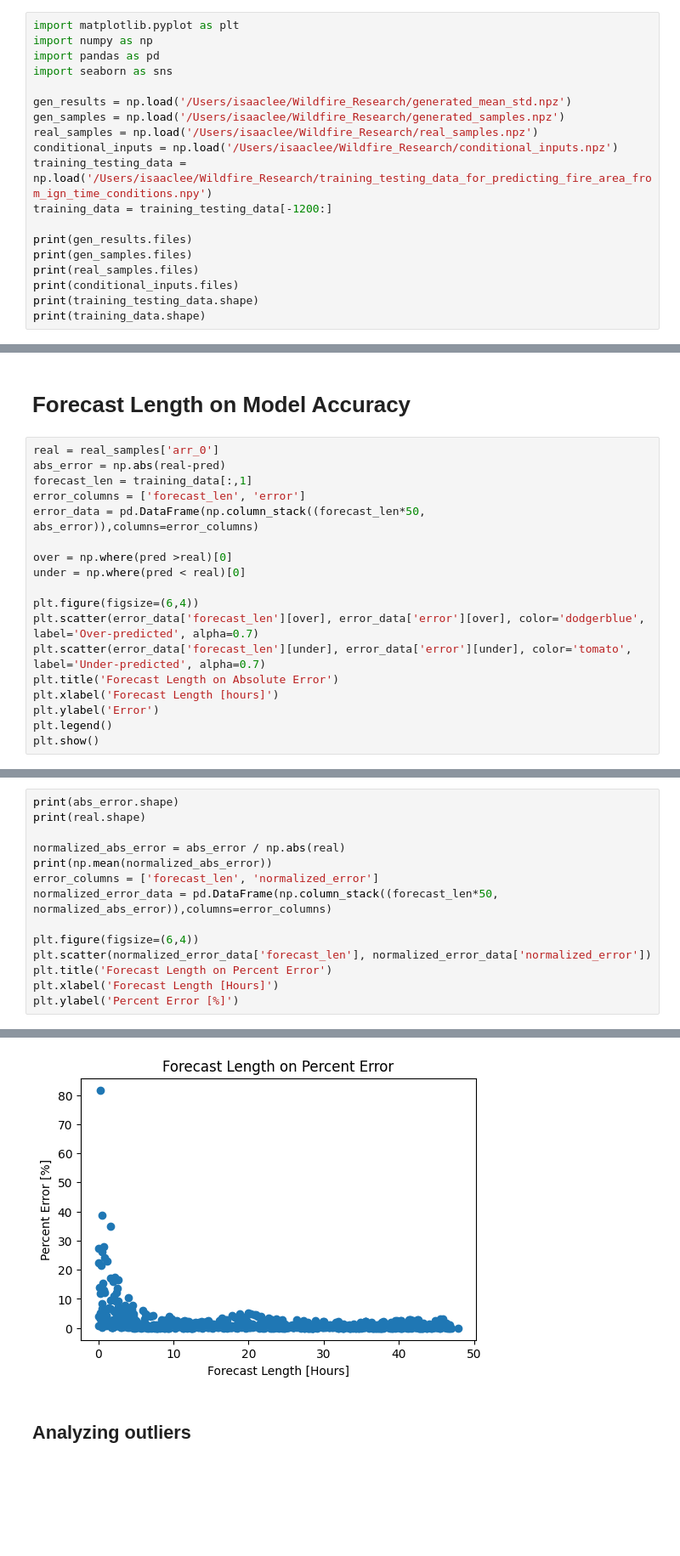
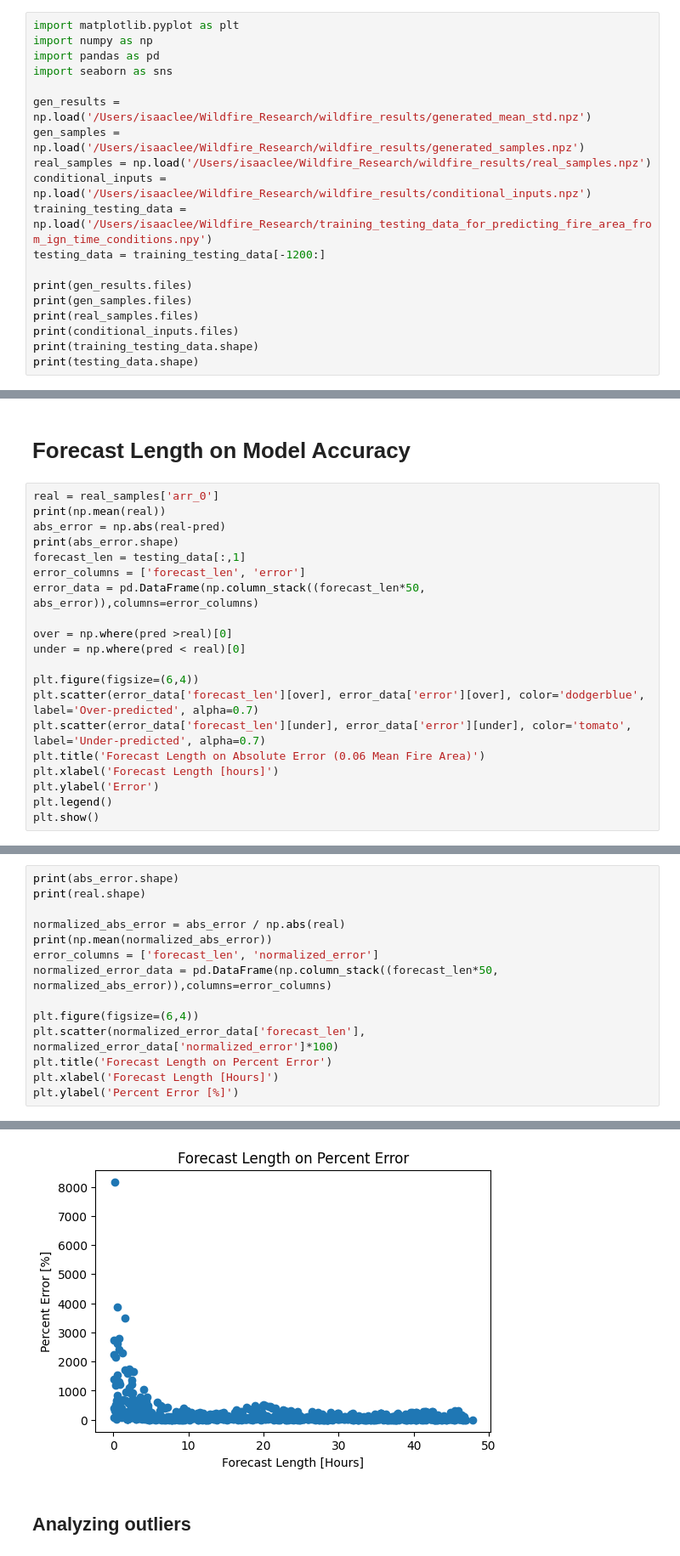
Before and after one commit to isaaclee2/Wildfire_Research, a Jupyter notebook: training_model_analysis.ipynb, the cells around one changed output, grey strips where cells are left out. Shown at 85% size. Cells and saved outputs as stored; diff of their text form; blank space fills up the shorter version.

```diff
--- a/model_analysis.ipynb
+++ b/training_model_analysis.ipynb
@@ -4,19 +4,19 @@ import numpy as np
 import pandas as pd
 import seaborn as sns
 
-gen_results = np.load('/Users/isaaclee/Wildfire_Research/generated_mean_std.npz')
-gen_samples = np.load('/Users/isaaclee/Wildfire_Research/generated_samples.npz')
-real_samples = np.load('/Users/isaaclee/Wildfire_Research/real_samples.npz')
-conditional_inputs = np.load('/Users/isaaclee/Wildfire_Research/conditional_inputs.npz')
+gen_results = np.load('/Users/isaaclee/Wildfire_Research/wildfire_results/generated_mean_std.npz')
+gen_samples = np.load('/Users/isaaclee/Wildfire_Research/wildfire_results/generated_samples.npz')
+real_samples = np.load('/Users/isaaclee/Wildfire_Research/wildfire_results/real_samples.npz')
+conditional_inputs = np.load('/Users/isaaclee/Wildfire_Research/wildfire_results/conditional_inputs.npz')
 training_testing_data = np.load('/Users/isaaclee/Wildfire_Research/training_testing_data_for_predicting_fire_area_from_ign_time_conditions.npy')
-training_data = training_testing_data[-1200:]
+testing_data = training_testing_data[-1200:]
 
 print(gen_results.files)
 print(gen_samples.files)
 print(real_samples.files)
 print(conditional_inputs.files)
 print(training_testing_data.shape)
-print(training_data.shape)
+print(testing_data.shape)
 # %% [output]
 ['array1', 'array2']
 ['arr_0']
@@ -143,8 +300,10 @@ for i in range(10):
 # Forecast Length on Model Accuracy
 # %%
 real = real_samples['arr_0']
+print(np.mean(real))
 abs_error = np.abs(real-pred)
-forecast_len = training_data[:,1]
+print(abs_error.shape)
+forecast_len = testing_data[:,1]
 error_columns = ['forecast_len', 'error']
 error_data = pd.DataFrame(np.column_stack((forecast_len*50, abs_error)),columns=error_columns)
 
@@ -154,7 +313,7 @@ under = np.where(pred < real)[0]
 plt.figure(figsize=(6,4))
 plt.scatter(error_data['forecast_len'][over], error_data['error'][over], color='dodgerblue', label='Over-predicted', alpha=0.7)
 plt.scatter(error_data['forecast_len'][under], error_data['error'][under], color='tomato', label='Under-predicted', alpha=0.7)
-plt.title('Forecast Length on Absolute Error')
+plt.title('Forecast Length on Absolute Error (0.06 Mean Fire Area)')
 plt.xlabel('Forecast Length [hours]')
 plt.ylabel('Error')
 plt.legend()
@@ -164,23 +325,23 @@ plt.show()
 # %%
 print(abs_error.shape)
 print(real.shape)
 
 normalized_abs_error = abs_error / np.abs(real)
 print(np.mean(normalized_abs_error))
 error_columns = ['forecast_len', 'normalized_error']
 normalized_error_data = pd.DataFrame(np.column_stack((forecast_len*50, normalized_abs_error)),columns=error_columns)
 
 plt.figure(figsize=(6,4))
-plt.scatter(normalized_error_data['forecast_len'], normalized_error_data['normalized_error'])
+plt.scatter(normalized_error_data['forecast_len'], normalized_error_data['normalized_error']*100)
 plt.title('Forecast Length on Percent Error')
 plt.xlabel('Forecast Length [Hours]')
 plt.ylabel('Percent Error [%]')
 # %% [output]
 (1200, 1)
 (1200, 1)
 1.3471307054601118
 Text(0, 0.5, 'Percent Error [%]')
-[figure, old version]
+[figure, new version]
 # %% [markdown]
 ## Analyzing outliers
 # %%
```
Also changed, not shown: parts of 18 cells of this notebook, 19 other files.
